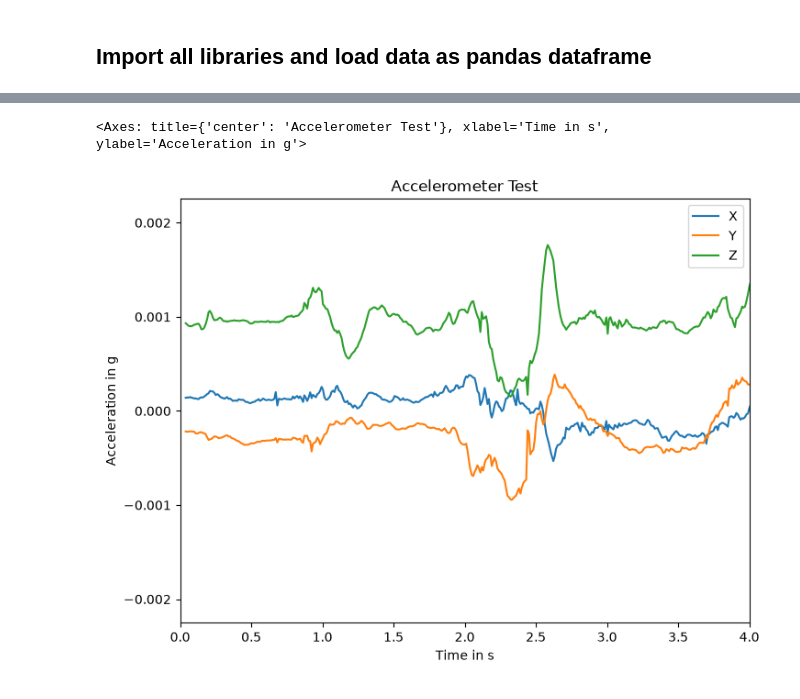
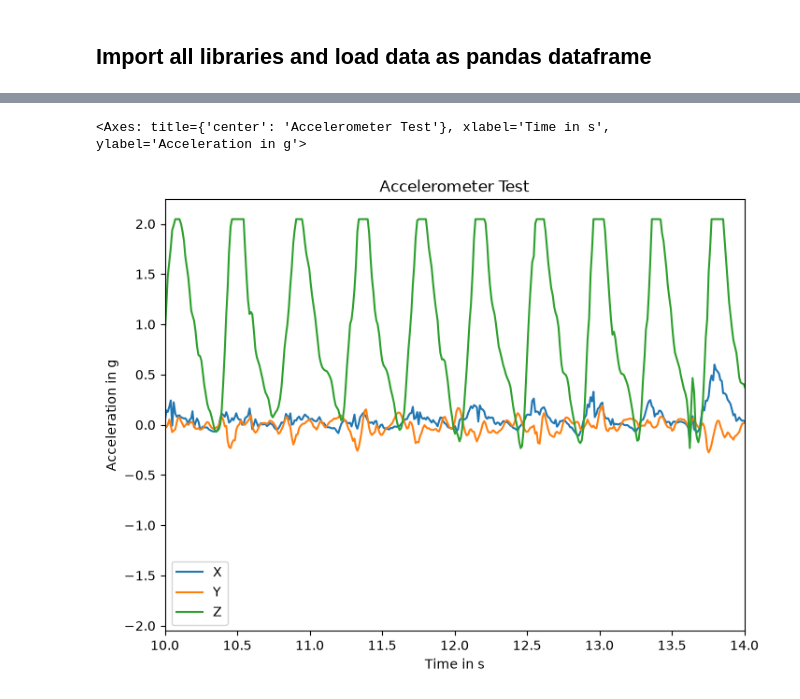
Before and after one commit to P-M16/Labor_Biosignalverarbeitung, a Jupyter notebook: Lab1_Visualisierung_Messdaten.ipynb, the cells around one changed output, grey strips where cells are left out. Drawn from its saved outputs; the diff is of its cells as text; code cells hidden in the pictures.

Commit message:
Aufgabe6 Plot

```diff
--- a/Lab1_Visualisierung_Messdaten.ipynb
+++ b/Lab1_Visualisierung_Messdaten.ipynb
@@ -22,13 +57,23 @@ df['Time'] = df['Time'].div(1000)
 # %%
+'''AUFGABE_5'''
+#import recorded .csv Files and store them in a dataframe
+df = pd.read_csv(
+    'aufgabe5.csv',
+    sep='\t',
+    header=None,
+    names=['X', 'Y', 'Z', 'Time']
+)
+#convert time from ms into s
+df['Time'] = df['Time'].div(1000)
+#df.head()
+
+#---------------------------------------------------------------------------------------
 # convert acceleration from mg to g
 df[['X', 'Y', 'Z']] /= 1000
 
 # display data
 df.plot(x='Time', y=['X', 'Y', 'Z'], ylabel='Acceleration in g',
-        xlabel='Time in s', figsize=[8, 6], title="Accelerometer Test", xlim=(0, 4))
-
-# auf 4G einstellen,zB 2.047g' --> Sensor stößt an seine Messgrenze = Clipping bzw. Sättigung
-# NEU MESSEN!
+        xlabel='Time in s', figsize=[8, 6], title="Accelerometer Test", xlim=(10, 14))
 # %% [output]
 <Axes: title={'center': 'Accelerometer Test'}, xlabel='Time in s', ylabel='Acceleration in g'>
-[figure, old version]
+[figure, new version]
```
Also changed, not shown: parts of 4 cells of this notebook, 6 other files.
